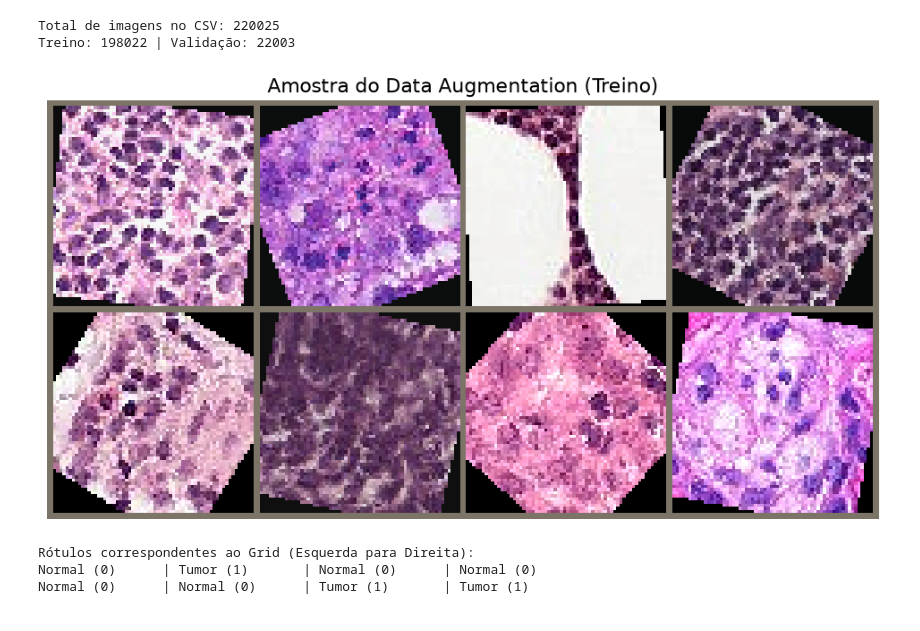
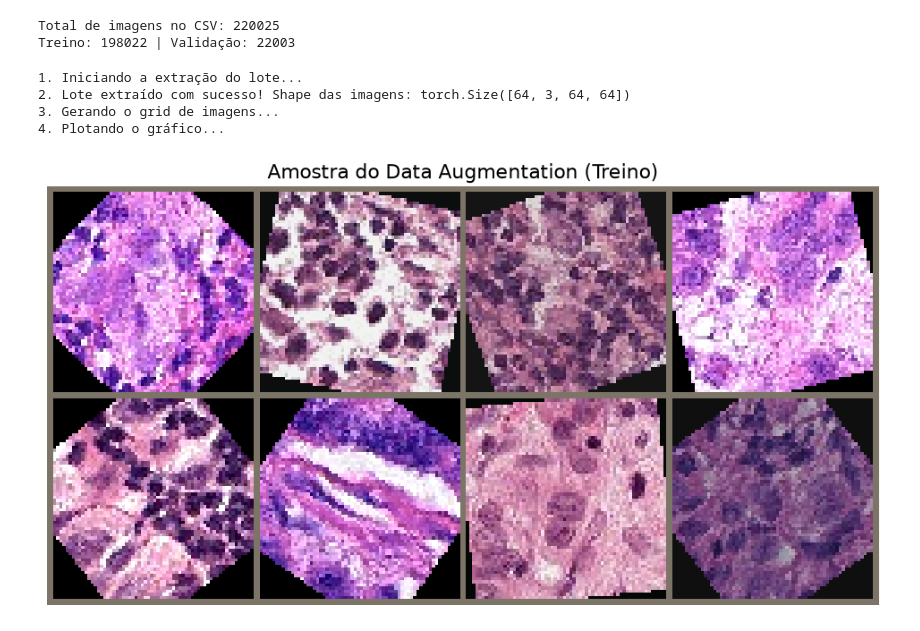
Before and after one commit to pancollenn/MC906-Histopathologic-Cancer-Detection, a Jupyter notebook: main.ipynb, the cells around one changed output. Drawn from its saved outputs; the diff is of its cells as text; code cells hidden in the pictures.

Commit message:
config e otimizações para rodar a branch base no meu pc

```diff
--- a/main.ipynb
+++ b/main.ipynb
@@ -151,8 +149,8 @@ val_dataset = HistopathologicDataset(dataframe=df_val, img_dir=train_dir, transf
 
 # 5. CONFIGURANDO OS DATALOADERS
 BATCH_SIZE = 64
-train_loader = DataLoader(train_dataset, batch_size=BATCH_SIZE, shuffle=True, num_workers=2)
-val_loader = DataLoader(val_dataset, batch_size=BATCH_SIZE, shuffle=False, num_workers=2)
+train_loader = DataLoader(train_dataset, batch_size=BATCH_SIZE, shuffle=True, num_workers=0, pin_memory=False)
+val_loader = DataLoader(val_dataset, batch_size=BATCH_SIZE, shuffle=False, num_workers=0, pin_memory=False)
 
 print(f"Total de imagens no CSV: {len(df)}")
 print(f"Treino: {len(train_dataset)} | Validação: {len(val_dataset)}")
@@ -161,58 +159,45 @@ Total de imagens no CSV: 220025
 Treino: 198022 | Validação: 22003
 # %%
 def visualizar_batch(dataloader, num_imagens=8):
-    """
-    Extrai um batch do dataloader, desfaz a normalização e plota as imagens
-    em um grid com seus respectivos rótulos.
-    """
-    # 1. Extrai um lote (batch) de imagens e rótulos do DataLoader
-    images, labels = next(iter(dataloader))
+    print("1. Iniciando a extração do lote...")
+    try:
+        # A linha onde o Windows costuma travar
+        images, labels = next(iter(dataloader))
+        print(f"2. Lote extraído com sucesso! Shape das imagens: {images.shape}")
+    except Exception as e:
+        print(f"Erro ao extrair lote: {e}")
+        return
 
     images = images[:num_imagens]
     labels = labels[:num_imagens]
 
-    # 2. Cria um grid de imagens usando o torchvision
-    # nrow=4 significa que teremos 4 imagens por linha
+    print("3. Gerando o grid de imagens...")
     grid = torchvision.utils.make_grid(images, nrow=4, padding=2)
 
-    # 3. Prepara o tensor para o Matplotlib
-    # O PyTorch usa o formato [Canais, Altura, Largura] (C, H, W)
-    # O Matplotlib exige o formato [Altura, Largura, Canais] (H, W, C)
     np_grid = grid.numpy()
     np_grid = np.transpose(np_grid, (1, 2, 0))
 
-    # 4. Desfaz a normalização do ImageNet
     mean = np.array([0.485, 0.456, 0.406])
     std = np.array([0.229, 0.224, 0.225])
     np_grid = std * np_grid + mean
-
-    # Garante que os valores dos pixels fiquem estritamente entre 0 e 1 (evita warnings)
     np_grid = np.clip(np_grid, 0, 1)
 
-    # 5. Plota o grid
+    print("4. Plotando o gráfico...")
     plt.figure(figsize=(12, 12))
     plt.imshow(np_grid)
     plt.axis('off')
     plt.title('Amostra do Data Augmentation (Treino)', fontsize=16)
     plt.show()
 
-    # 6. Imprime os rótulos de forma formatada para bater com as linhas do grid
-    nomes_classes = {0: 'Normal (0)', 1: 'Tumor (1)'}
-    print("Rótulos correspondentes ao Grid (Esquerda para Direita):")
-
-    # Reorganiza os labels em linhas de 4 para bater com a visualização
-    labels_matriz = labels.view(-1, 4).numpy()
-    for linha in labels_matriz:
-        nomes = [nomes_classes[lbl] for lbl in linha]
-        print(f"{nomes[0]:<15} | {nomes[1]:<15} | {nomes[2]:<15} | {nomes[3]:<15}")
-
-# Chamando a função para visualizar as imagens do seu loader de TREINO
-visualizar_batch(train_loader)
+# Testando com o DataLoader à prova de balas
+if __name__ == "__main__":
+    visualizar_batch(train_loader)
 # %% [output]
+1. Iniciando a extração do lote...
+2. Lote extraído com sucesso! Shape das imagens: torch.Size([64, 3, 64, 64])
+3. Gerando o grid de imagens...
+4. Plotando o gráfico...
-[figure, old version]
+[figure, new version]
-Rótulos correspondentes ao Grid (Esquerda para Direita):
-Normal (0)      | Tumor (1)       | Normal (0)      | Normal (0)
-Normal (0)      | Normal (0)      | Tumor (1)       | Tumor (1)
 # %%
 # Arquitetura da CNN
 
```
Also changed, not shown: parts of 5 cells of this notebook, 7 other files.
